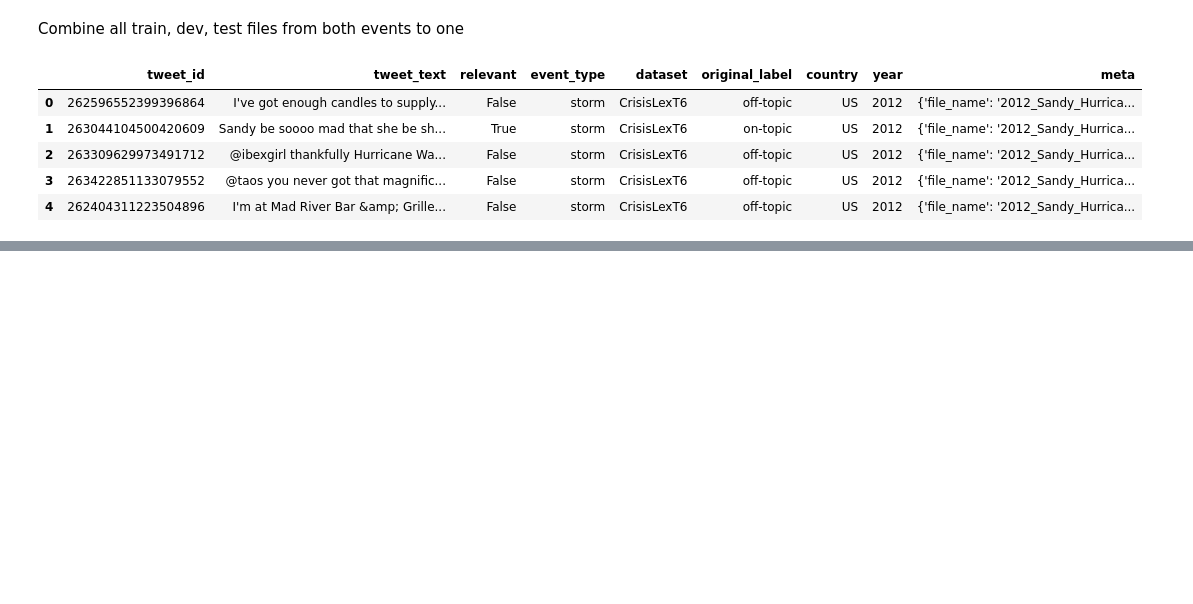
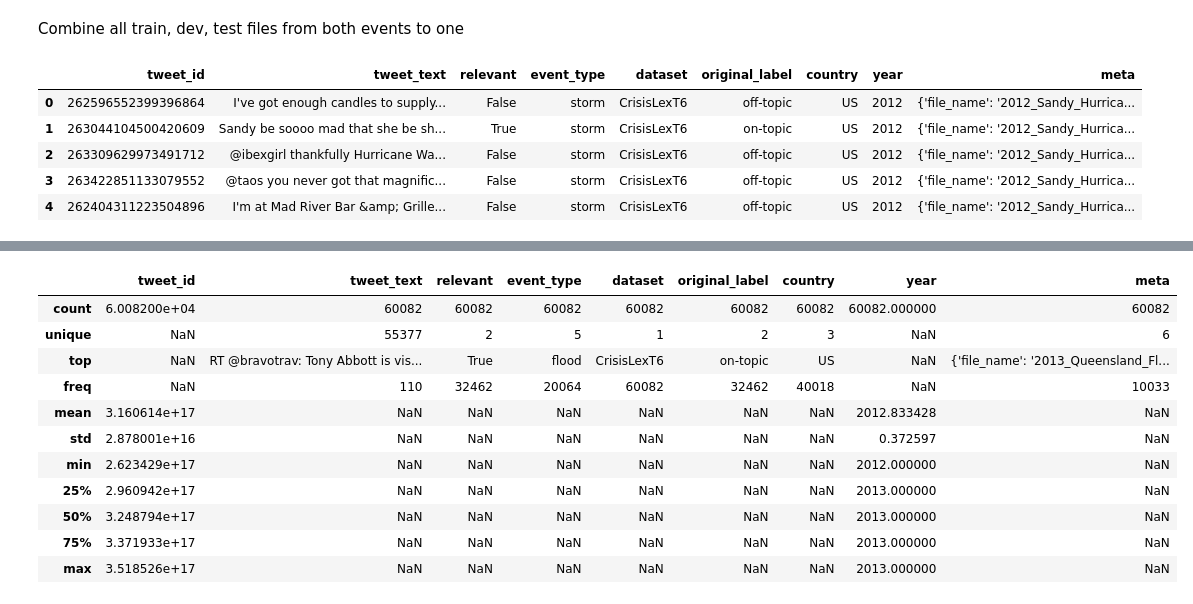
Before and after one commit to dhnhut/disaster-tweets, a Jupyter notebook: notebooks/0_dataset_CrisisLexT6.ipynb, the cells around one changed output, grey strips where cells are left out. Drawn from its saved outputs; the diff is of its cells as text; code cells hidden in the pictures; blank space fills up the shorter version.

Commit message:
Verify CrisisT6

```diff
--- a/notebooks/0_dataset_CrisisLexT6.ipynb
+++ b/notebooks/0_dataset_CrisisLexT6.ipynb
@@ -187,0 +209,15 @@ merged_df.to_csv( 'datasets/CrisisLexT6.csv', index=False)
+# %%
+merged_df.describe(include='all')
+# %% [output]
+|  | tweet_id | tweet_text | relevant | event_type | dataset | original_label | country | year | meta |
+| count | 6.008200e+04 | 60082 | 60082 | 60082 | 60082 | 60082 | 60082 | 60082.000000 | 60082 |
+| unique | NaN | 55377 | 2 | 5 | 1 | 2 | 3 | NaN | 6 |
+| top | NaN | RT @bravotrav: Tony Abbott is vis... | True | flood | CrisisLexT6 | on-topic | US | NaN | {'file_name': '2013_Queensland_Fl... |
+| freq | NaN | 110 | 32462 | 20064 | 60082 | 32462 | 40018 | NaN | 10033 |
+| mean | 3.160614e+17 | NaN | NaN | NaN | NaN | NaN | NaN | 2012.833428 | NaN |
+| std | 2.878001e+16 | NaN | NaN | NaN | NaN | NaN | NaN | 0.372597 | NaN |
+| min | 2.623429e+17 | NaN | NaN | NaN | NaN | NaN | NaN | 2012.000000 | NaN |
+| 25% | 2.960942e+17 | NaN | NaN | NaN | NaN | NaN | NaN | 2013.000000 | NaN |
+| 50% | 3.248794e+17 | NaN | NaN | NaN | NaN | NaN | NaN | 2013.000000 | NaN |
+| 75% | 3.371933e+17 | NaN | NaN | NaN | NaN | NaN | NaN | 2013.000000 | NaN |
+| max | 3.518526e+17 | NaN | NaN | NaN | NaN | NaN | NaN | 2013.000000 | NaN |
```
Also changed, not shown: parts of 5 cells of this notebook.
